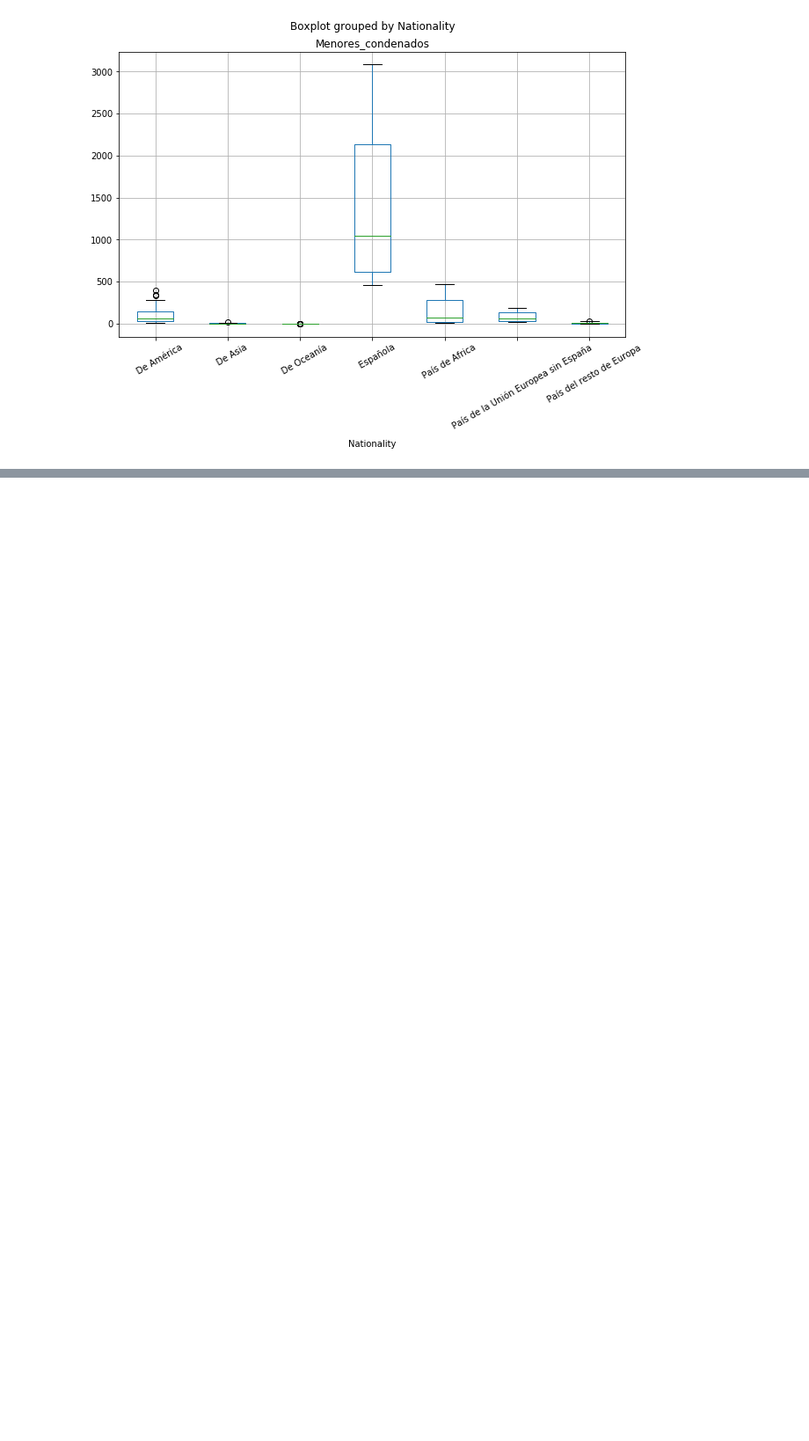
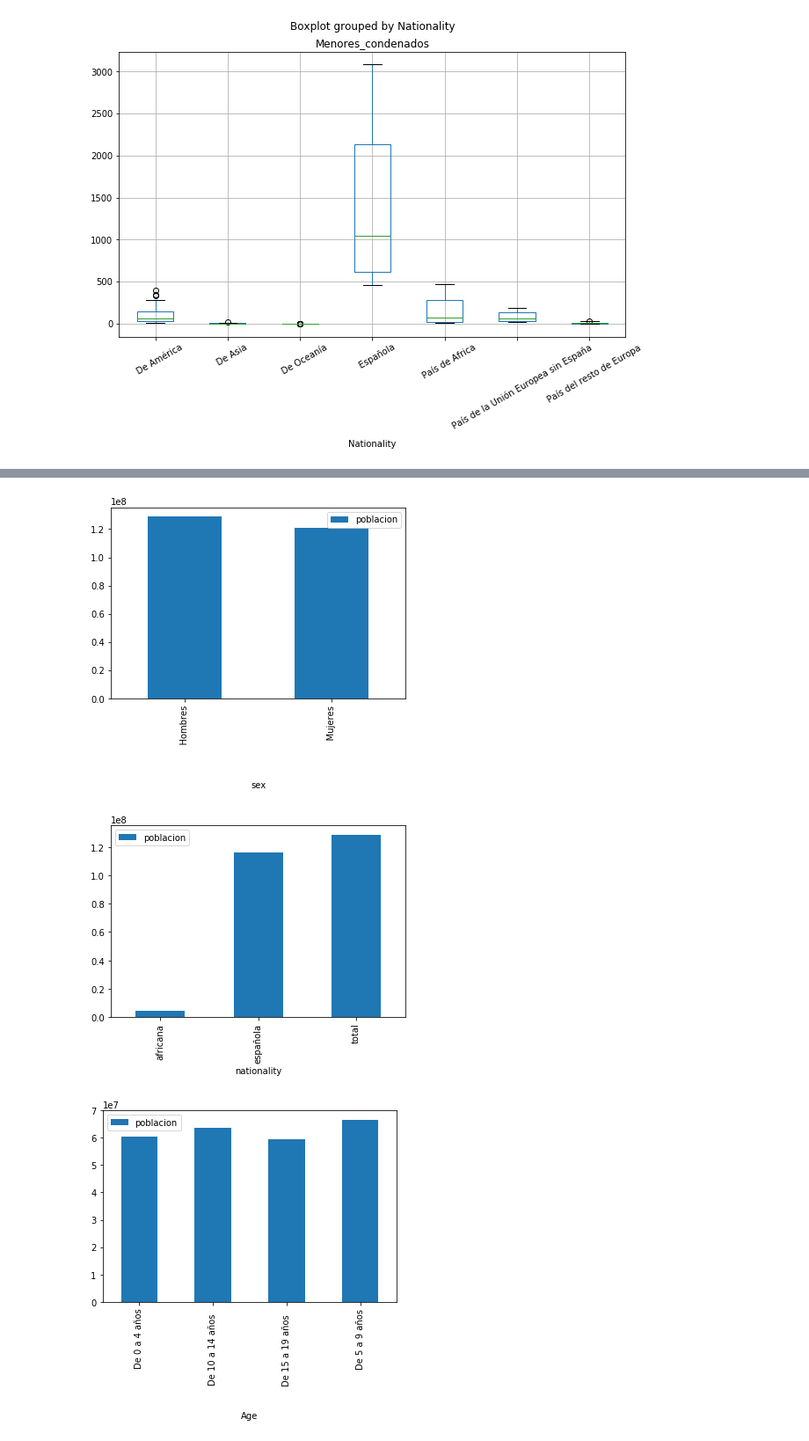
Before and after one commit to pleongi/Periodismo-de-datos, a Jupyter notebook: code/analize_data.ipynb, the cells around one changed output, grey strips where cells are left out. Shown: that part at 88% size. Drawn from its saved outputs; the diff is of its cells as text; code cells hidden in the pictures; blank space fills up the shorter version.

```diff
--- a/code/analize_data.ipynb
+++ b/code/analize_data.ipynb
@@ -205,0 +287,24 @@ dataset.boxplot('Menores_condenados','Nationality',rot = 30,figsize=(10,6))
+# %%
+list_nation=[]
+for j in range(0,21):
+    list_nation.append('africana')
+df_africa=df_africa.assign(nationality = list_nation)
+df_africa=df_africa[df_africa['Series detalladas desde 2002'] != "            Ambos sexos"]
+list_ages=[]
+list_indexes_to_remove=[]
+for i in range(1,df_africa.shape[0],3):
+    list_indexes_to_remove.append(i)
+    for j in range(0,2):
+        list_ages.append(df_africa.iloc[i,0])
+df_africa=df_africa.dropna()
+df_africa.index=range(10)
+df_africa=df_africa.assign(Age = list_ages)
+df_africa=df_africa.drop([0,1])
+df_africa.index=range(8)
+for i in range(15,36,1):
+    df_africa=df_africa.drop(df_africa.columns[15], axis=1)
+df_africa.columns=['sex','01/01/2019','01/07/2019','01/01/2018','01/07/2018','01/01/2017','01/07/2017',
+                   '01/01/2016','01/07/2016','01/01/2015','01/07/2015','01/01/2014','01/07/2014',
+                   '01/01/2013','01/07/2013','nationality','Age']
+
+df_africa
@@ -205,0 +323,6 @@ dataset.boxplot('Menores_condenados','Nationality',rot = 30,figsize=(10,6))
+# %%
+dataset_final=pd.concat([df_española,df_africa,df_Total])
+
+dataset_final.index=range(24)
+dataset_final=dataset_final.melt(id_vars=['sex','nationality','Age'], var_name='Date', value_name='poblacion')
+dataset_final
@@ -205,0 +382,19 @@ dataset.boxplot('Menores_condenados','Nationality',rot = 30,figsize=(10,6))
+# %%
+dataset_final.groupby('sex').sum().plot(kind='bar')
+plt.show()
+
+dataset_final.groupby('nationality').sum().plot(kind='bar')
+plt.show()
+
+dataset_final.groupby('Age').sum().plot(kind='bar')
+plt.show()
+
+dataset_final.groupby('Date').sum().plot(kind='bar')
+plt.show()
+
+dataset_final[dataset_final['nationality']=='africana'].groupby('Date').sum().plot(kind='bar')
+plt.show()
+# %% [output]
+[figure, added]
+[figure, added]
+[figure, added]
```
Also changed, not shown: parts of 18 cells of this notebook, 4 other files.
